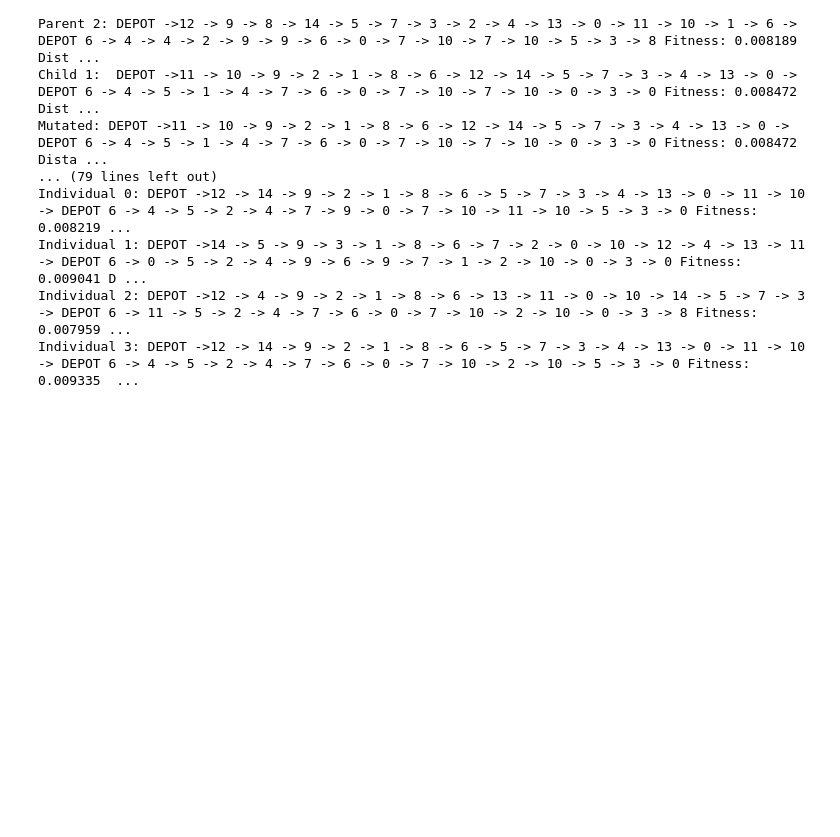
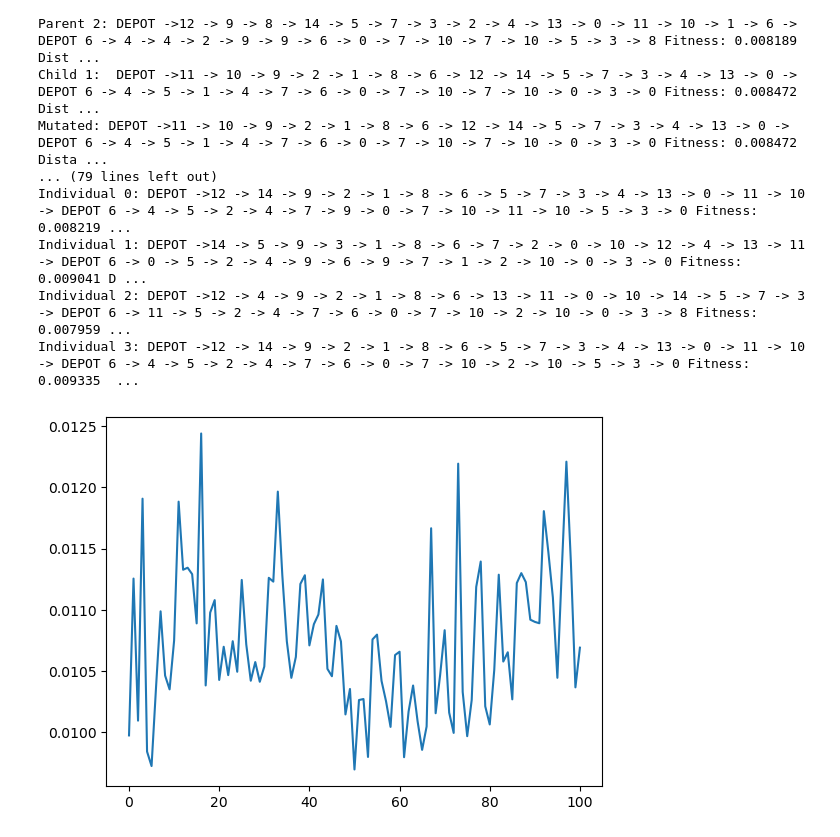
Before and after one commit to emibk/ACIT4610-1-Assignment-1, a Jupyter notebook: Assignment1.ipynb, the cells around one changed output. Saved outputs shown, nothing was run; the diff lists cells and outputs as text; code cells hidden in the pictures; blank space fills up the shorter version.

```diff
--- a/Assignment1.ipynb
+++ b/Assignment1.ipynb
@@ -467,64 +467,69 @@ Individual 3: DEPOT ->12 -> 14 -> 9 -> 2 -> 1 -> 8 -> 6 -> 5 -> 7 -> 3 -> 4 -> 1
 # %%
 # Same genetic algorithm without individual visualization
 
+# Scenario 1: Small
 
+# 10-20 customer locations
+
+
+CUSTOMERS = [(0, 0), (1, 5), (2, 2),
+             (3, 8), (5, 5), (6, 1),
+             (8, 3), (8, 1), (8, 0),
+             (3, 2), (1, 3), (0, 3),
+             (4, 2), (4, 0), (1, 2),
+            ]
+POP_SIZE = 50
+
+GEN = 100
+
+N_VEHICLES = 12
 import matplotlib.pyplot as plt
 
 
 def genetic_algorithm():
     """
-    Runs the genetic algorithm for the Traveling Salesman Problem.
+    Runs the genetic algorithm for the vehicle route optimization problem.
 
     This function initializes a population, evolves it over several generations,
     and prints the state of the population at each step.
     """
     population = [create_individual() for _ in range(POP_SIZE)]
     best_fitness = []
-    fitness_init = [fitness(p) for p in population]
+    fitness_init = [fitness(p)[1] for p in population]
 
     best_fit = [np.max(fitness_init)]
 
 
 
 
     for generation in range(GEN):
 
 
         new_population = []
 
         #print("\nCrossover and Mutation:")
         for i in range(0, POP_SIZE, 2):
             parent1, parent2 = random.sample(population, 2)
-            #parents = roulette_pick(population)
+
             child1, child2 = crossover(parent1, parent2)
-            #child1, child2 = crossover(parents[0], parents[1])
-
-            #print(f"\nParent 1: {visualize_individual(parent1, fitness(parent1))}")
-            #print(f"Parent 2: {visualize_individual(parent2, fitness(parent2))}")
-
-            #print(f"Child 1:  {visualize_individual(child1, fitness(child1))}")
 
             mutated_child1 = mutate(child1)
-            #print(f"Mutated: {visualize_individual(mutated_child1, fitness(mutated_child1))}")
 
             new_population.extend([mutated_child1, mutate(child2)])
 
 
         population = new_population
 
 
-        fitnesses = [fitness(p) for p in population]
+        fitnesses = [fitness(p)[1] for p in population]
 
         best_fit.append(np.max(fitnesses))
 
 
-
-    #print("\nFinal Population:")
-    #for i, ind in enumerate(population):
-    #    print(f"Individual {i}: {visualize_individual(ind, fitness(ind))}")
     return best_fit
 
 if __name__ == "__main__":
     fit = genetic_algorithm()
-    #print(fit)
     plt.plot(fit)
+# %% [output]
+[figure, added]
```
Also changed, not shown: parts of 2 cells of this notebook.
